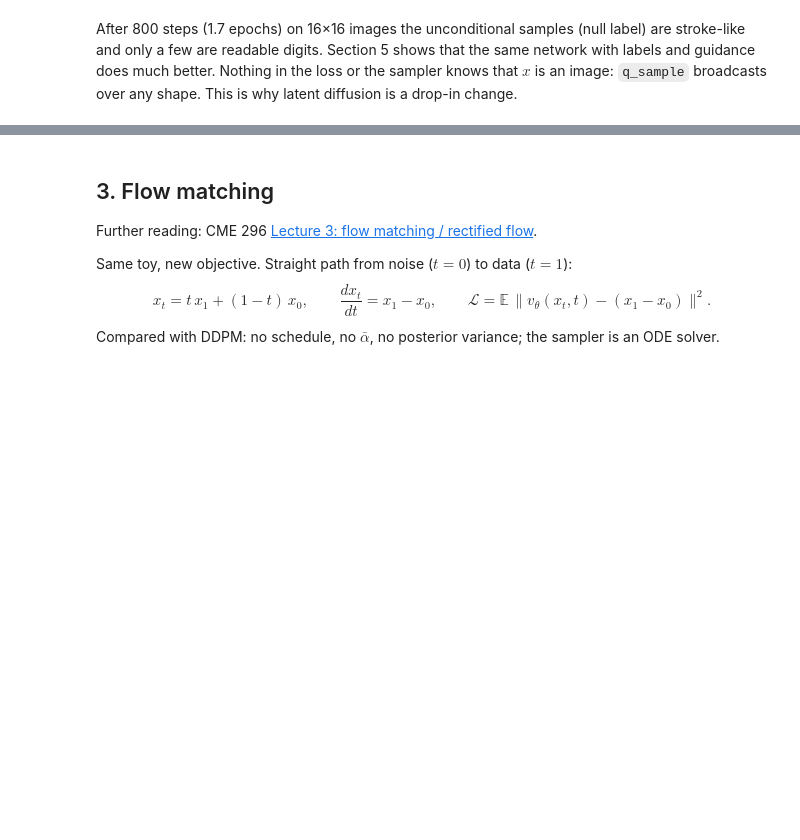
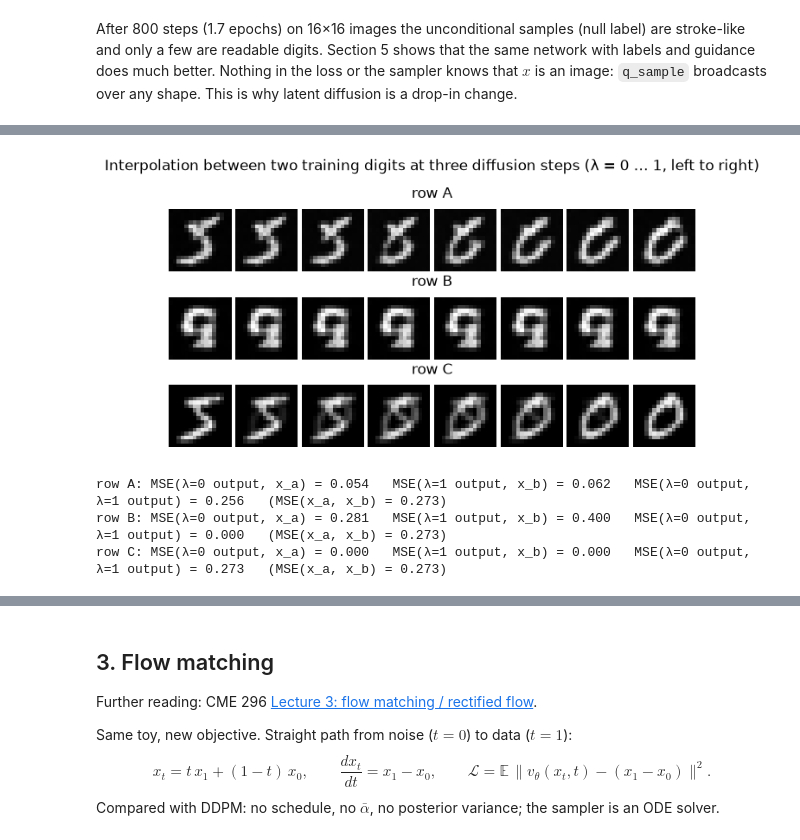
Before and after one commit to idansc/dl-course-2026, a Jupyter notebook: tutorials/solutions/T09_diffusion_flow.ipynb, the cells around one changed output, grey strips where cells are left out. Saved outputs shown, nothing was run; the diff lists cells and outputs as text; code cells hidden in the pictures; blank space fills up the shorter version.

```diff
--- a/tutorials/solutions/T09_diffusion_flow.ipynb
+++ b/tutorials/solutions/T09_diffusion_flow.ipynb
@@ -232,8 +232,9 @@ def trailing_steps(n):
     return (np.round(np.arange(K, 0, -K / n)).astype(int) - 1).tolist()
 
 @torch.no_grad()
-def ddpm_sample(model, n, ks, shape=(2,), y=None, gen=None):
-    x = torch.randn(n, *shape, generator=gen).to(device)
+def ddpm_sample(model, n, ks, shape=(2,), y=None, gen=None, x=None):
+    # x: optional starting point x_{ks[0]} (default: pure noise)
+    x = torch.randn(n, *shape, generator=gen).to(device) if x is None else x
     ab = abar.to(device)
     for i, k in enumerate(ks):
         k_prev = ks[i + 1] if i + 1 < len(ks) else -1
@@ -376,0 +389,33 @@ Nothing in the loss or the sampler knows that $x$ is an image: `q_sample` broadc
+# %%
+@torch.no_grad()
+def interp_row(model, xa, xb, k, n=8, seed=0):
+    # xa, xb: (1, 1, RES, RES) images; k: DDPM step to interpolate at, or None for t = 0 (blend the pixels)
+    lams = torch.linspace(0, 1, n).tolist()
+    if k is None:
+        return torch.cat([(1 - l) * xa + l * xb for l in lams])
+    g = torch.Generator().manual_seed(seed)
+    y = torch.full((1,), NULL, device=device)                        # unconditional
+    kk = torch.full((1,), k, device=device)
+    xa_k = q_sample(xa, kk, torch.randn(xa.shape, generator=g).to(device))
+    xb_k = q_sample(xb, kk, torch.randn(xb.shape, generator=g).to(device))
+    rows = [ddpm_sample(model, 1, list(range(k, -1, -1)), shape=(1, RES, RES), y=y,
+                        gen=torch.Generator().manual_seed(seed + 1), x=(1 - l) * xa_k + l * xb_k) for l in lams]
+    return torch.cat(rows)
+
+xa, xb = MX[0:1].to(device), MX[1:2].to(device)                      # a 5 and a 0
+rows = {"A": interp_row(ddpm_mnist, xa, xb, 30), "B": interp_row(ddpm_mnist, xa, xb, K - 1), "C": interp_row(ddpm_mnist, xa, xb, None)}
+fig, axes = plt.subplots(3, 1, figsize=(6.5, 3.6))
+for ax, (name, r) in zip(axes, rows.items()):
+    show_digits(r, 8, f"row {name}", ax)
+plt.suptitle("Interpolation between two training digits at three diffusion steps (λ = 0 … 1, left to right)"); plt.tight_layout(); plt.show()
+
+# numeric check: do the row's ends reproduce x_a and x_b, and do the two ends differ? (mean squared pixel error, pixels in [−1, 1])
+mse = lambda u, v: ((u - v) ** 2).mean().item()
+for name, r in rows.items():
+    print(f"row {name}: MSE(λ=0 output, x_a) = {mse(r[0], xa):.3f}   MSE(λ=1 output, x_b) = {mse(r[-1], xb):.3f}   "
+          f"MSE(λ=0 output, λ=1 output) = {mse(r[0], r[-1]):.3f}   (MSE(x_a, x_b) = {mse(xa, xb):.3f})")
+# %% [output]
+[figure, added]
+row A: MSE(λ=0 output, x_a) = 0.054   MSE(λ=1 output, x_b) = 0.062   MSE(λ=0 output, λ=1 output) = 0.256   (MSE(x_a, x_b) = 0.273)
+row B: MSE(λ=0 output, x_a) = 0.281   MSE(λ=1 output, x_b) = 0.400   MSE(λ=0 output, λ=1 output) = 0.000   (MSE(x_a, x_b) = 0.273)
+row C: MSE(λ=0 output, x_a) = 0.000   MSE(λ=1 output, x_b) = 0.000   MSE(λ=0 output, λ=1 output) = 0.273   (MSE(x_a, x_b) = 0.273)
```
Also changed, not shown: parts of 11 cells of this notebook, 19 other files.
